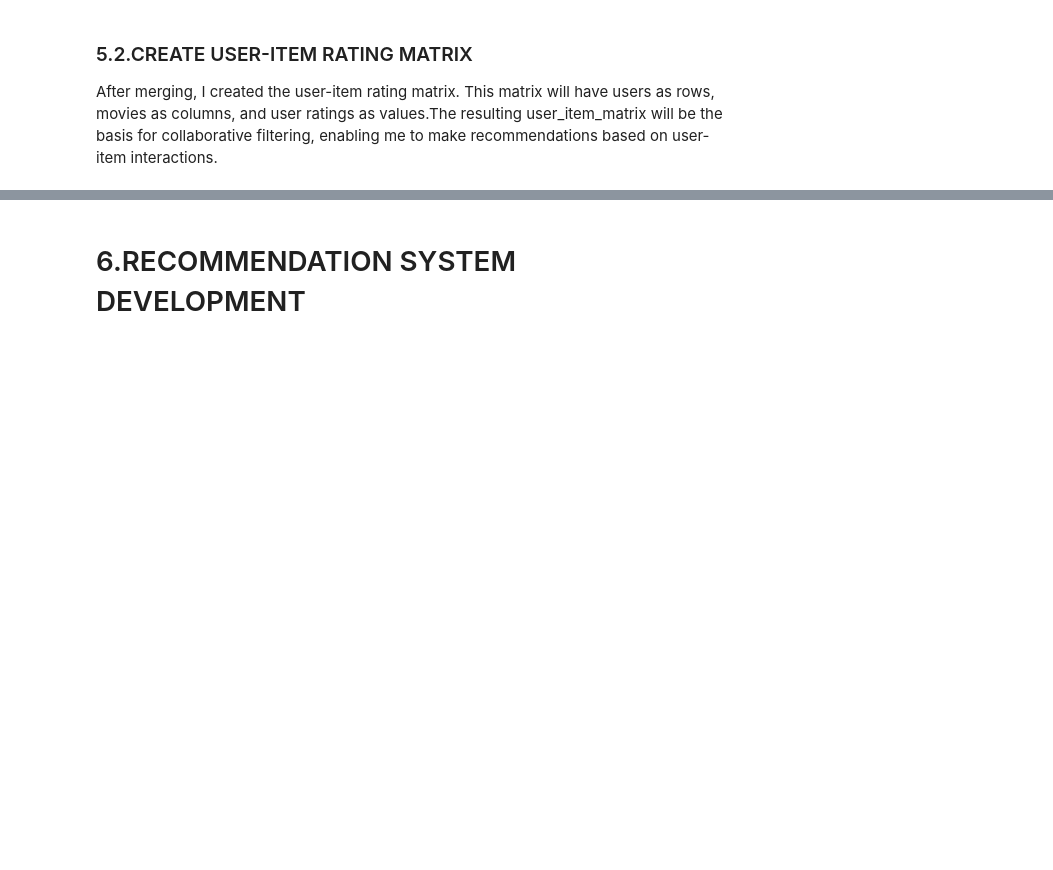
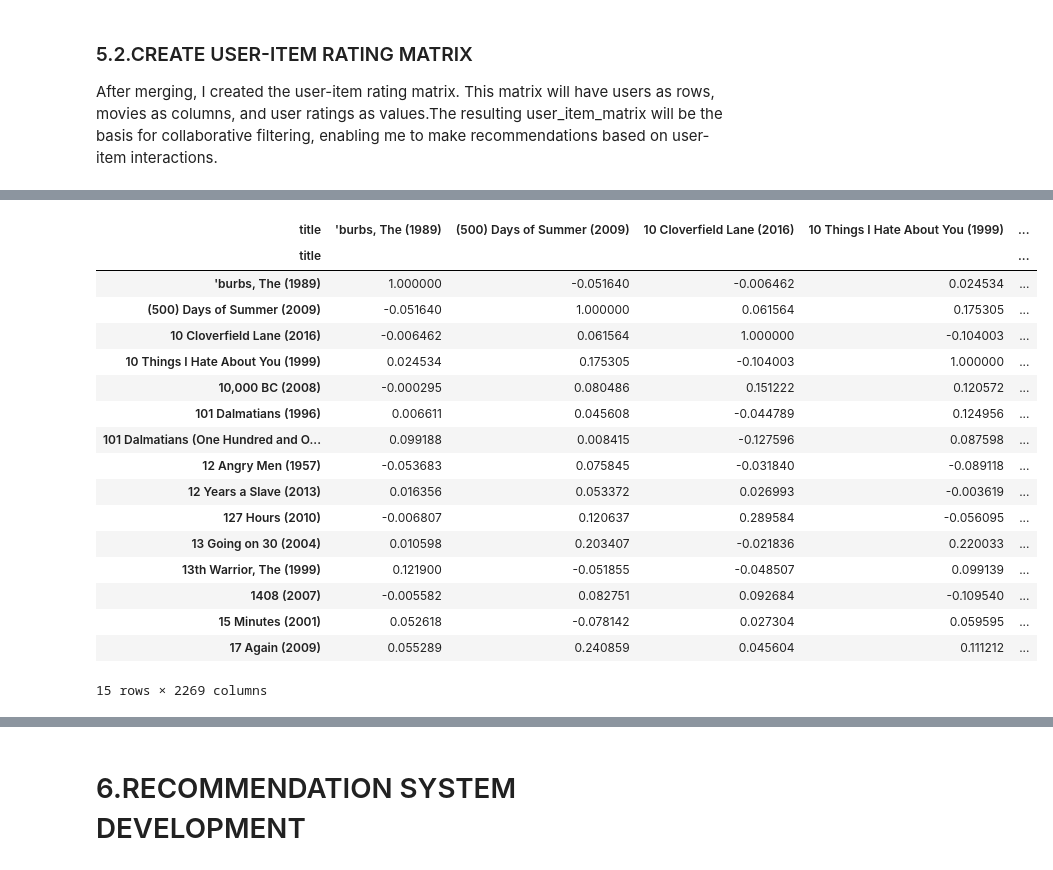
Before and after one commit to Mak-annie/MOVIE-RECS-SYSTEM, a Jupyter notebook: index.ipynb, the cells around one changed output, grey strips where cells are left out. Saved outputs shown, nothing was run; the diff lists cells and outputs as text; code cells hidden in the pictures; blank space fills up the shorter version.

```diff
--- a/index.ipynb
+++ b/index.ipynb
@@ -349,0 +129,9 @@ Top-rated movies:
+# %%
+# Calculate the mean rating for each user
+user_means = user_item_matrix.mean(axis=1)
+
+# Subtract the user mean from each user's ratings
+ratings = user_item_matrix.sub(user_means, axis=0)
+
+# Display the normalized ratings
+ratings.head()
@@ -349,0 +147,23 @@ Top-rated movies:
+# %%
+#lets build similarity matrix
+item_similarity_df = ratings.corr(method= 'pearson')
+item_similarity_df.head(15)
+# %% [output]
+| title | 'burbs, The (1989) | (500) Days of Summer (2009) | 10 Cloverfield Lane (2016) | 10 Things I Hate About You (1999) | ... |
+| title |  |  |  |  | ... |
+| 'burbs, The (1989) | 1.000000 | -0.051640 | -0.006462 | 0.024534 | ... |
+| (500) Days of Summer (2009) | -0.051640 | 1.000000 | 0.061564 | 0.175305 | ... |
+| 10 Cloverfield Lane (2016) | -0.006462 | 0.061564 | 1.000000 | -0.104003 | ... |
+| 10 Things I Hate About You (1999) | 0.024534 | 0.175305 | -0.104003 | 1.000000 | ... |
+| 10,000 BC (2008) | -0.000295 | 0.080486 | 0.151222 | 0.120572 | ... |
+| 101 Dalmatians (1996) | 0.006611 | 0.045608 | -0.044789 | 0.124956 | ... |
+| 101 Dalmatians (One Hundred and O... | 0.099188 | 0.008415 | -0.127596 | 0.087598 | ... |
+| 12 Angry Men (1957) | -0.053683 | 0.075845 | -0.031840 | -0.089118 | ... |
+| 12 Years a Slave (2013) | 0.016356 | 0.053372 | 0.026993 | -0.003619 | ... |
+| 127 Hours (2010) | -0.006807 | 0.120637 | 0.289584 | -0.056095 | ... |
+| 13 Going on 30 (2004) | 0.010598 | 0.203407 | -0.021836 | 0.220033 | ... |
+| 13th Warrior, The (1999) | 0.121900 | -0.051855 | -0.048507 | 0.099139 | ... |
+| 1408 (2007) | -0.005582 | 0.082751 | 0.092684 | -0.109540 | ... |
+| 15 Minutes (2001) | 0.052618 | -0.078142 | 0.027304 | 0.059595 | ... |
+| 17 Again (2009) | 0.055289 | 0.240859 | 0.045604 | 0.111212 | ... |
+15 rows × 2269 columns
```
Also changed, not shown: parts of 35 cells of this notebook.
